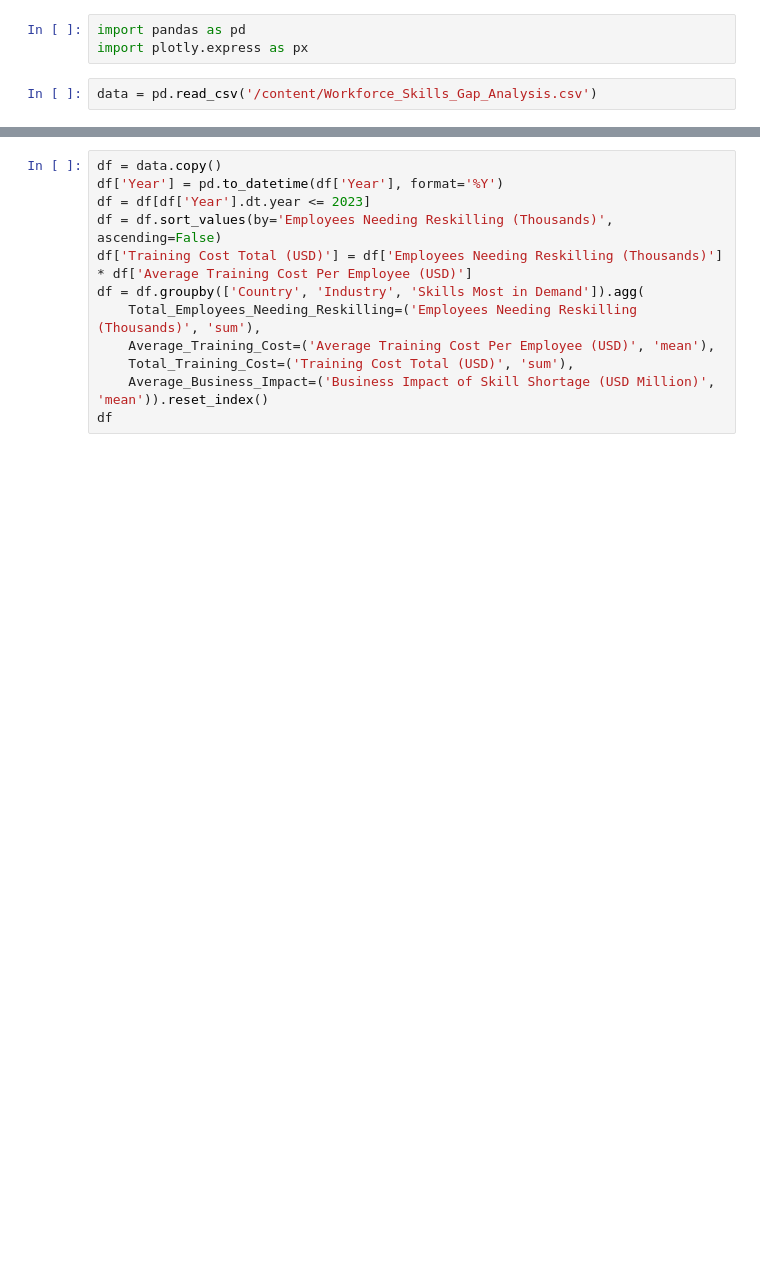
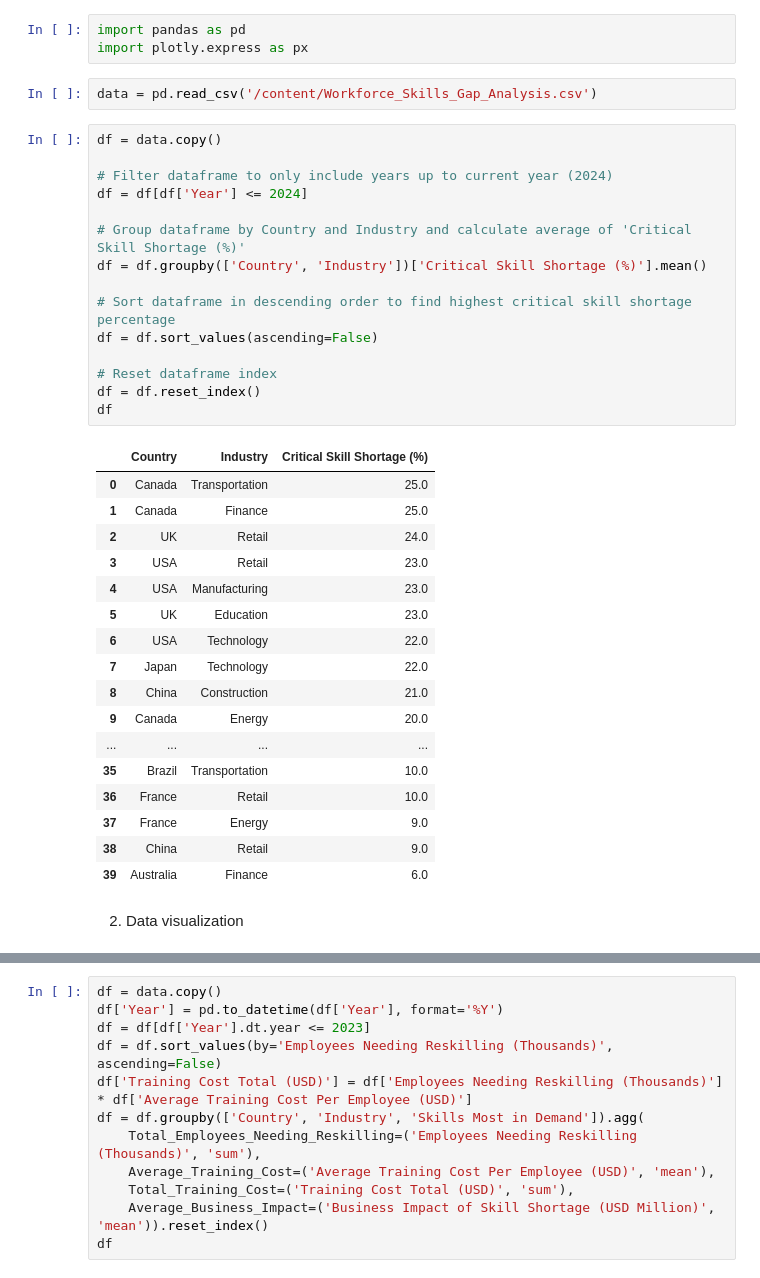
Before and after one commit to sikoh/Data-Analytics-with-Skills.AI, a Jupyter notebook: Talent_development_strategy.ipynb, the cells around one changed output, grey strips where cells are left out. Cells and saved outputs as stored; diff of their text form; blank space fills up the shorter version.

```diff
--- a/Talent_development_strategy.ipynb
+++ b/Talent_development_strategy.ipynb
@@ -7,3 +9,38 @@ import pandas as pd
 import plotly.express as px
 # %%
 data = pd.read_csv('/content/Workforce_Skills_Gap_Analysis.csv')
+# %%
+df = data.copy()
+
+# Filter dataframe to only include years up to current year (2024)
+df = df[df['Year'] <= 2024]
+
+# Group dataframe by Country and Industry and calculate average of 'Critical Skill Shortage (%)'
+df = df.groupby(['Country', 'Industry'])['Critical Skill Shortage (%)'].mean()
+
+# Sort dataframe in descending order to find highest critical skill shortage percentage
+df = df.sort_values(ascending=False)
+
+# Reset dataframe index
+df = df.reset_index()
+df
+# %% [output]
+|  | Country | Industry | Critical Skill Shortage (%) |
+| 0 | Canada | Transportation | 25.0 |
+| 1 | Canada | Finance | 25.0 |
+| 2 | UK | Retail | 24.0 |
+| 3 | USA | Retail | 23.0 |
+| 4 | USA | Manufacturing | 23.0 |
+| 5 | UK | Education | 23.0 |
+| 6 | USA | Technology | 22.0 |
+| 7 | Japan | Technology | 22.0 |
+| 8 | China | Construction | 21.0 |
+| 9 | Canada | Energy | 20.0 |
+| ... | ... | ... | ... |
+| 35 | Brazil | Transportation | 10.0 |
+| 36 | France | Retail | 10.0 |
+| 37 | France | Energy | 9.0 |
+| 38 | China | Retail | 9.0 |
+| 39 | Australia | Finance | 6.0 |
+# %% [markdown]
+2. Data visualization
```
Also changed, not shown: parts of 3 cells of this notebook.
